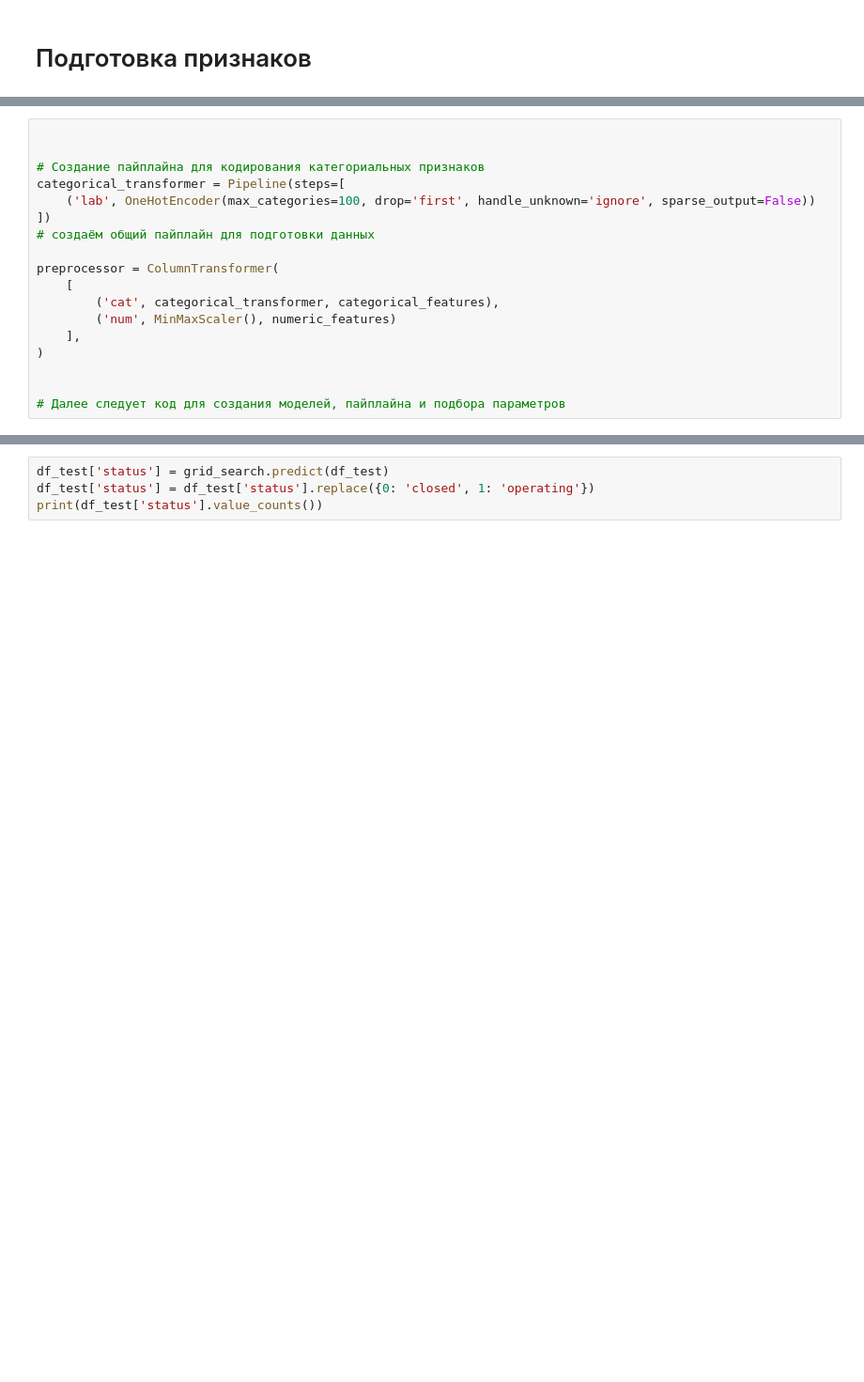
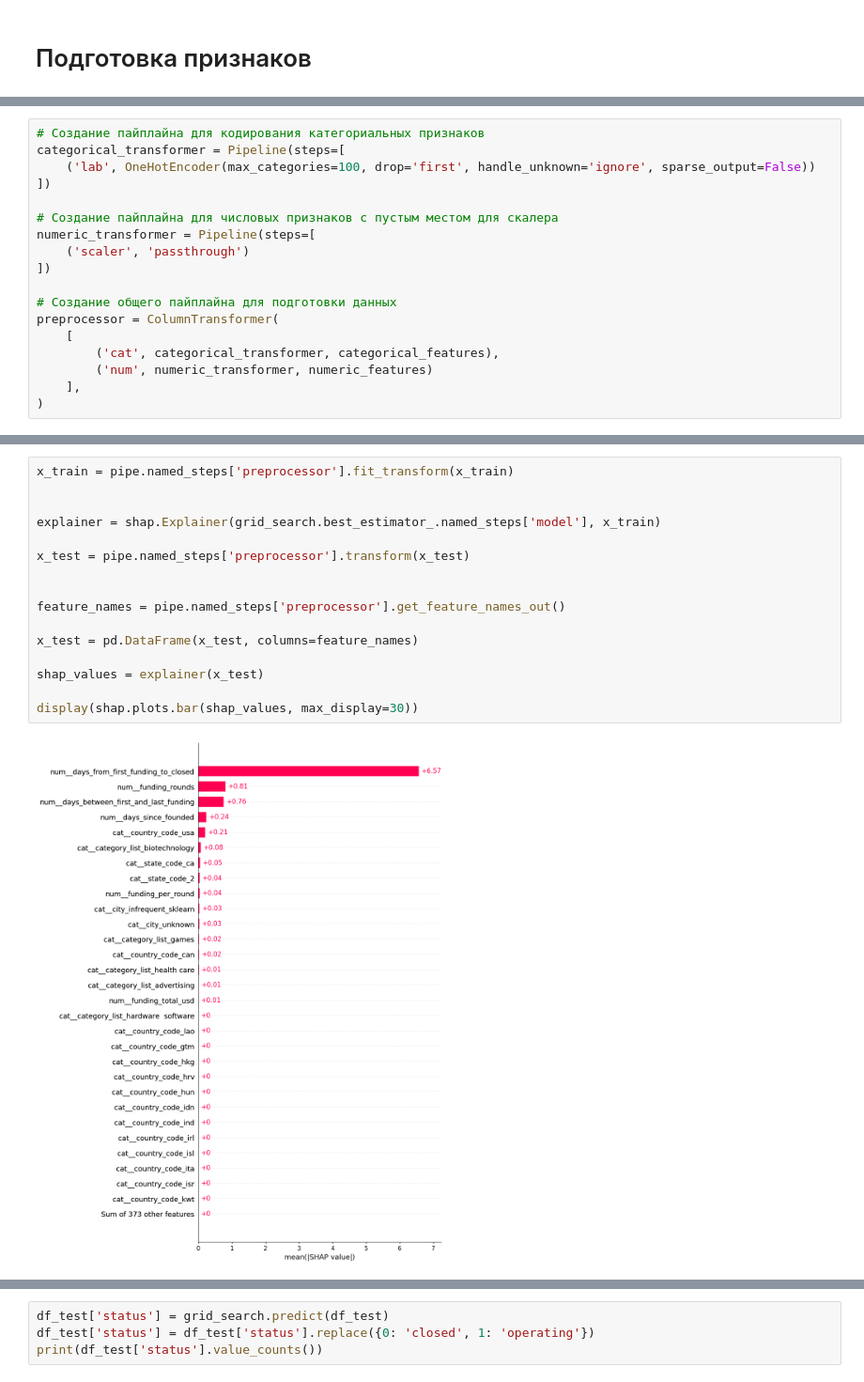
Before and after one commit to IvanovMaxim1992/Masterskay, a Jupyter notebook: Мастерская1.ipynb, the cells around one changed output, grey strips where cells are left out. Shown at 94% size. Drawn from its saved outputs; the diff is of its cells as text; blank space fills up the shorter version.

```diff
--- a/Мастерская1.ipynb
+++ b/Мастерская1.ipynb
@@ -1173,23 +1167,23 @@ numeric_features = x_train.select_dtypes(include=['int64', 'float64']).columns
 categorical_features = x_train.select_dtypes(include=['object']).columns
 categorical_features = categorical_features.drop('name')
 # %%
-
-
 # Создание пайплайна для кодирования категориальных признаков
 categorical_transformer = Pipeline(steps=[
     ('lab', OneHotEncoder(max_categories=100, drop='first', handle_unknown='ignore', sparse_output=False))
 ])
-# создаём общий пайплайн для подготовки данных
 
+# Создание пайплайна для числовых признаков с пустым местом для скалера
+numeric_transformer = Pipeline(steps=[
+    ('scaler', 'passthrough')
+])
+
+# Создание общего пайплайна для подготовки данных
 preprocessor = ColumnTransformer(
     [
         ('cat', categorical_transformer, categorical_features),
-        ('num', MinMaxScaler(), numeric_features)
+        ('num', numeric_transformer, numeric_features)
     ],
 )
-
-
-# Далее следует код для создания моделей, пайплайна и подбора параметров
 # %%
 preprocessor
 # %% [output]
@@ -1301,0 +1300,18 @@ weighted avg       1.00      1.00      1.00      9975
+# %%
+x_train = pipe.named_steps['preprocessor'].fit_transform(x_train)
+
+
+explainer = shap.Explainer(grid_search.best_estimator_.named_steps['model'], x_train)
+
+x_test = pipe.named_steps['preprocessor'].transform(x_test)
+
+
+feature_names = pipe.named_steps['preprocessor'].get_feature_names_out()
+
+x_test = pd.DataFrame(x_test, columns=feature_names)
+
+shap_values = explainer(x_test)
+
+display(shap.plots.bar(shap_values, max_display=30))
+# %% [output]
+[figure, added]
```
Also changed, not shown: parts of 15 cells of this notebook, 1 other file.
